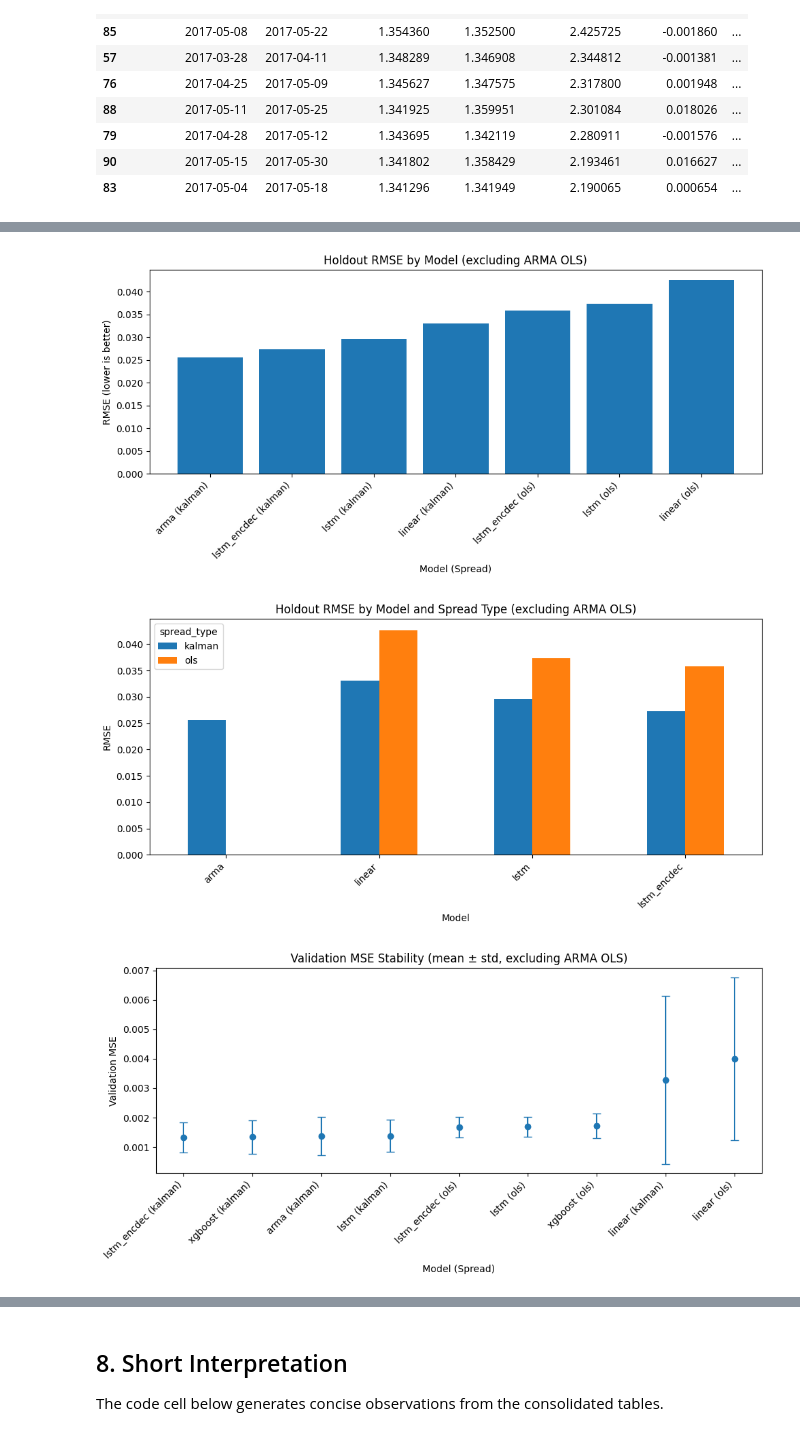
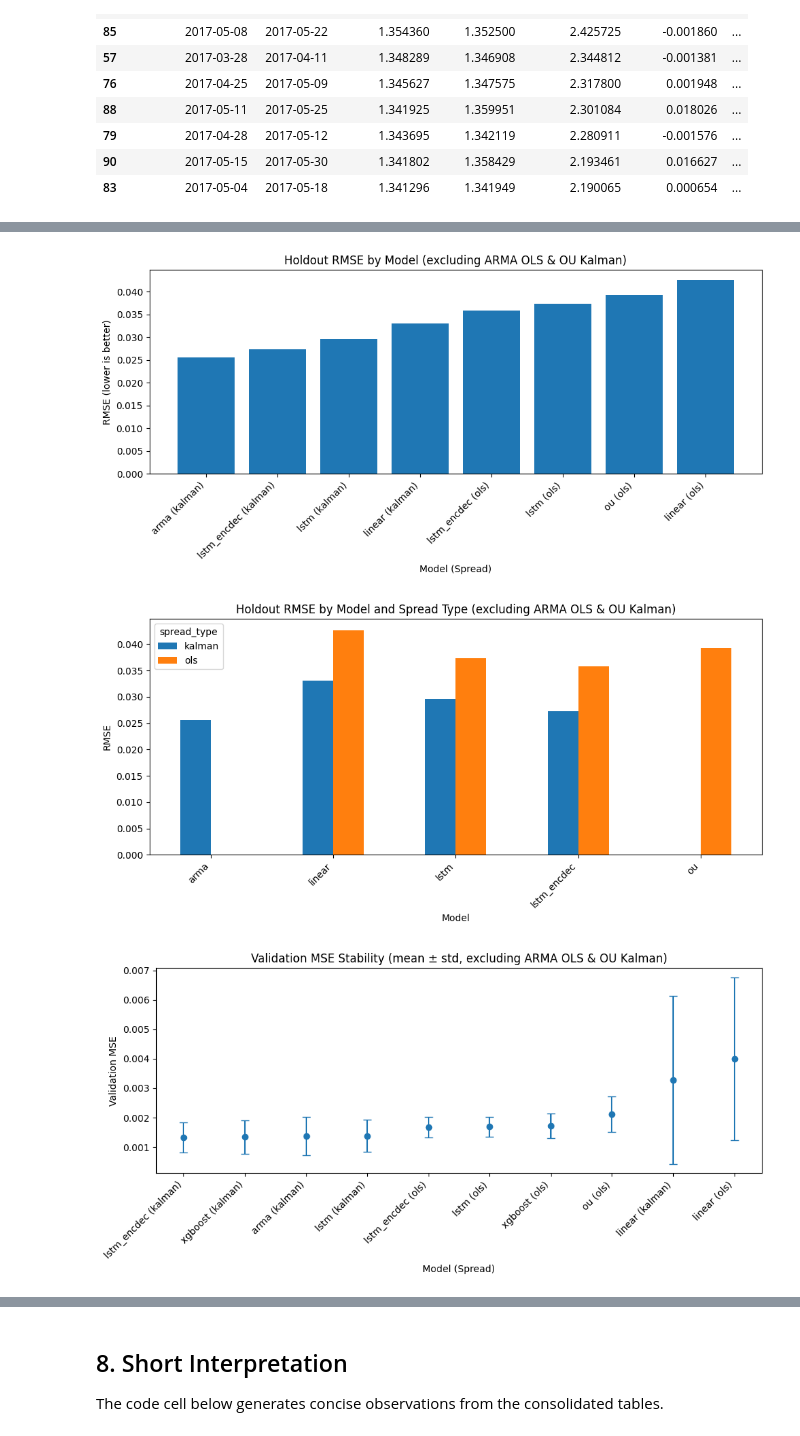
Before and after one commit to CS3244-Pairs-Trading/Pairs-Trading, a Jupyter notebook: notebooks/model_comparison.ipynb, the cells around one changed output, grey strips where cells are left out. Drawn from its saved outputs; the diff is of its cells as text; code cells hidden in the pictures.

Commit message:
Fix model_comparison.ipynb

```diff
--- a/notebooks/model_comparison.ipynb
+++ b/notebooks/model_comparison.ipynb
@@ -1490,15 +1636,18 @@ Therefore, for better visibility, visualizations of the model comparisons withou
 # %%
-# Exclude ARMA OLS from plotting
+# Exclude ARMA OLS & OU Kalman from plotting
 holdout_rows_plot = holdout_rows[
-    ~((holdout_rows['model'] == 'arma') & (holdout_rows['spread_type'] == 'ols'))
+    ~(((holdout_rows['model'] == 'arma') & (holdout_rows['spread_type'] == 'ols')) |
+      ((holdout_rows['model'] == 'ou') & (holdout_rows['spread_type'] == 'kalman')))
 ].copy()
 
 holdout_ranking_plot = holdout_ranking[
-    ~((holdout_ranking['model'] == 'arma') & (holdout_ranking['spread_type'] == 'ols'))
+    ~(((holdout_ranking['model'] == 'arma') & (holdout_ranking['spread_type'] == 'ols')) |
+      ((holdout_ranking['model'] == 'ou') & (holdout_ranking['spread_type'] == 'kalman')))
 ].copy()
 
 validation_stability_plot = validation_stability[
-    ~((validation_stability['model'] == 'arma') & (validation_stability['spread_type'] == 'ols'))
+    ~(((validation_stability['model'] == 'arma') & (validation_stability['spread_type'] == 'ols'))  |
+      ((validation_stability['model'] == 'ou') & (validation_stability['spread_type'] == 'kalman')))
 ].copy()
 
 plt.style.use('default')
@@ -1515,7 +1664,7 @@ if len(holdout_rmse):
     labels = holdout_rmse['model'] + ' (' + holdout_rmse['spread_type'] + ')'
     plt.figure(figsize=(10, 5))
     plt.bar(labels, holdout_rmse['rmse'])
-    plt.title('Holdout RMSE by Model (excluding ARMA OLS)')
+    plt.title('Holdout RMSE by Model (excluding ARMA OLS & OU Kalman)')
     plt.xlabel('Model (Spread)')
     plt.ylabel('RMSE (lower is better)')
     plt.xticks(rotation=45, ha='right')
@@ -1528,7 +1677,7 @@ else:
 if len(holdout_rmse):
     pivot_rmse = holdout_rmse.pivot(index='model', columns='spread_type', values='rmse')
     ax = pivot_rmse.plot(kind='bar', figsize=(10, 5))
-    ax.set_title('Holdout RMSE by Model and Spread Type (excluding ARMA OLS)')
+    ax.set_title('Holdout RMSE by Model and Spread Type (excluding ARMA OLS & OU Kalman)')
     ax.set_xlabel('Model')
     ax.set_ylabel('RMSE')
     plt.xticks(rotation=45, ha='right')
@@ -1539,35 +1688,35 @@ if len(holdout_rmse):
 val_plot = validation_stability_plot.copy()
 val_plot = val_plot[val_plot['avg_val_mse'].notna()].copy()
 val_plot['std_val_mse'] = val_plot['std_val_mse'].fillna(0.0)
 val_plot = val_plot.sort_values('avg_val_mse')
 
 if len(val_plot):
     labels = val_plot['model'] + ' (' + val_plot['spread_type'] + ')'
     plt.figure(figsize=(10, 5))
     plt.errorbar(labels, val_plot['avg_val_mse'], yerr=val_plot['std_val_mse'], fmt='o', capsize=4)
-    plt.title('Validation MSE Stability (mean ± std, excluding ARMA OLS)')
+    plt.title('Validation MSE Stability (mean ± std, excluding ARMA OLS & OU Kalman)')
     plt.xlabel('Model (Spread)')
     plt.ylabel('Validation MSE')
     plt.xticks(rotation=45, ha='right')
     plt.tight_layout()
     plt.show()
 else:
     print('No validation mean/std metrics available for error-bar plot.')
 
 # 4) Optional heatmap-style view from holdout primary metric
 heatmap_df = holdout_ranking_plot.pivot(index='model', columns='spread_type', values='holdout_primary_metric')
 if not heatmap_df.empty:
     fig, ax = plt.subplots(figsize=(7, 4))
     im = ax.imshow(heatmap_df.values, aspect='auto')
     ax.set_xticks(range(len(heatmap_df.columns)))
     ax.set_xticklabels(heatmap_df.columns)
     ax.set_yticks(range(len(heatmap_df.index)))
     ax.set_yticklabels(heatmap_df.index)
-    ax.set_title('Holdout Primary Metric by Model / Spread (excluding ARMA OLS)')
+    ax.set_title('Holdout Primary Metric by Model / Spread (excluding ARMA OLS & OU Kalman)')
     plt.colorbar(im, ax=ax, label='Primary Metric (lower is better)')
     plt.tight_layout()
     plt.show()
 # %% [output]
-[figure, old version]
+[figure, new version]
-[figure, old version]
+[figure, new version]
-[figure, old version]
+[figure, new version]
```
Also changed, not shown: parts of 15 cells of this notebook.
